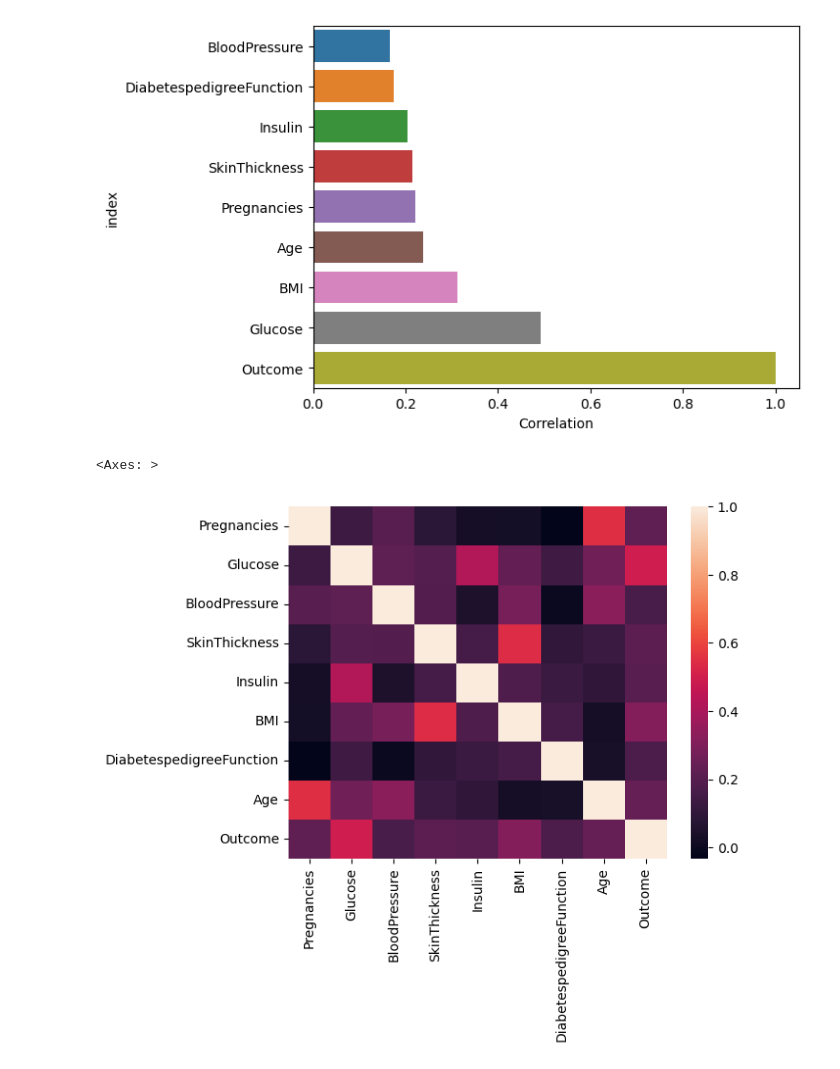
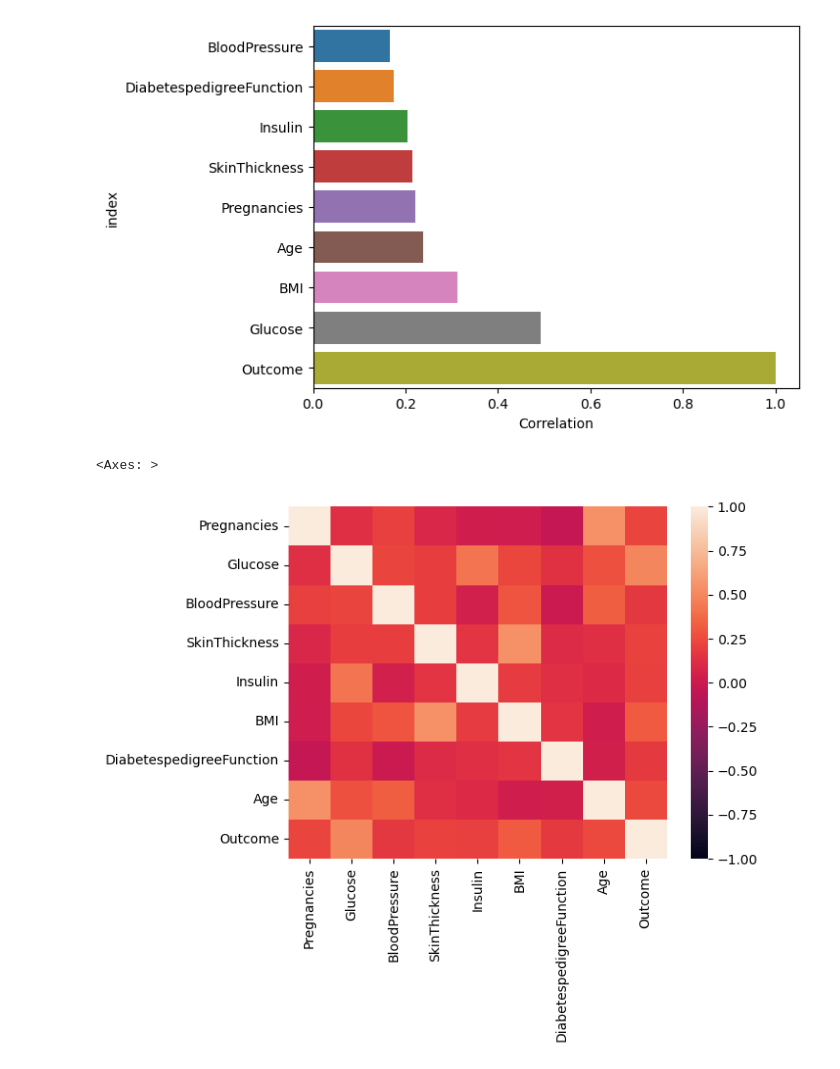
Before and after one commit to bikashsahani/diabetes-patient-eda, a Jupyter notebook: Diabetes_patient_EDA_project.ipynb, the cells around one changed output. Drawn from its saved outputs; the diff is of its cells as text; code cells hidden in the pictures.

```diff
--- a/Diabetes_patient_EDA_project.ipynb
+++ b/Diabetes_patient_EDA_project.ipynb
@@ -769,10 +769,10 @@ sns.barplot(
 <Axes: xlabel='Correlation', ylabel='index'>
 [figure]
 # %%
-sns.heatmap(data.corr(numeric_only=True))
+sns.heatmap(data.corr(numeric_only=True),vmin=-1, vmax=1)
 # %% [output]
 <Axes: >
-[figure, old version]
+[figure, new version]
 # %%
 # to save the file in csv formate
 data.to_csv('diabetic_patient.csv')
```
Also changed, not shown: parts of 1 cell of this notebook.
